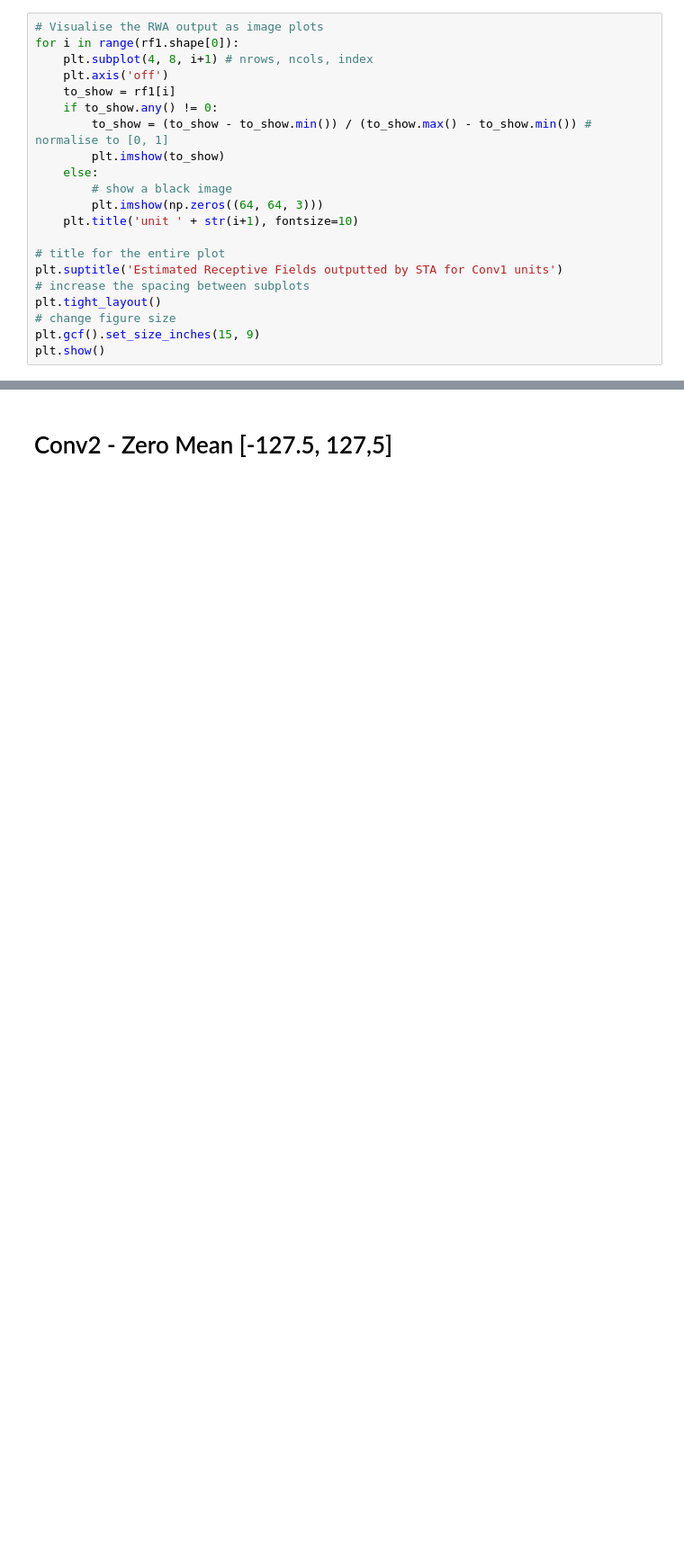
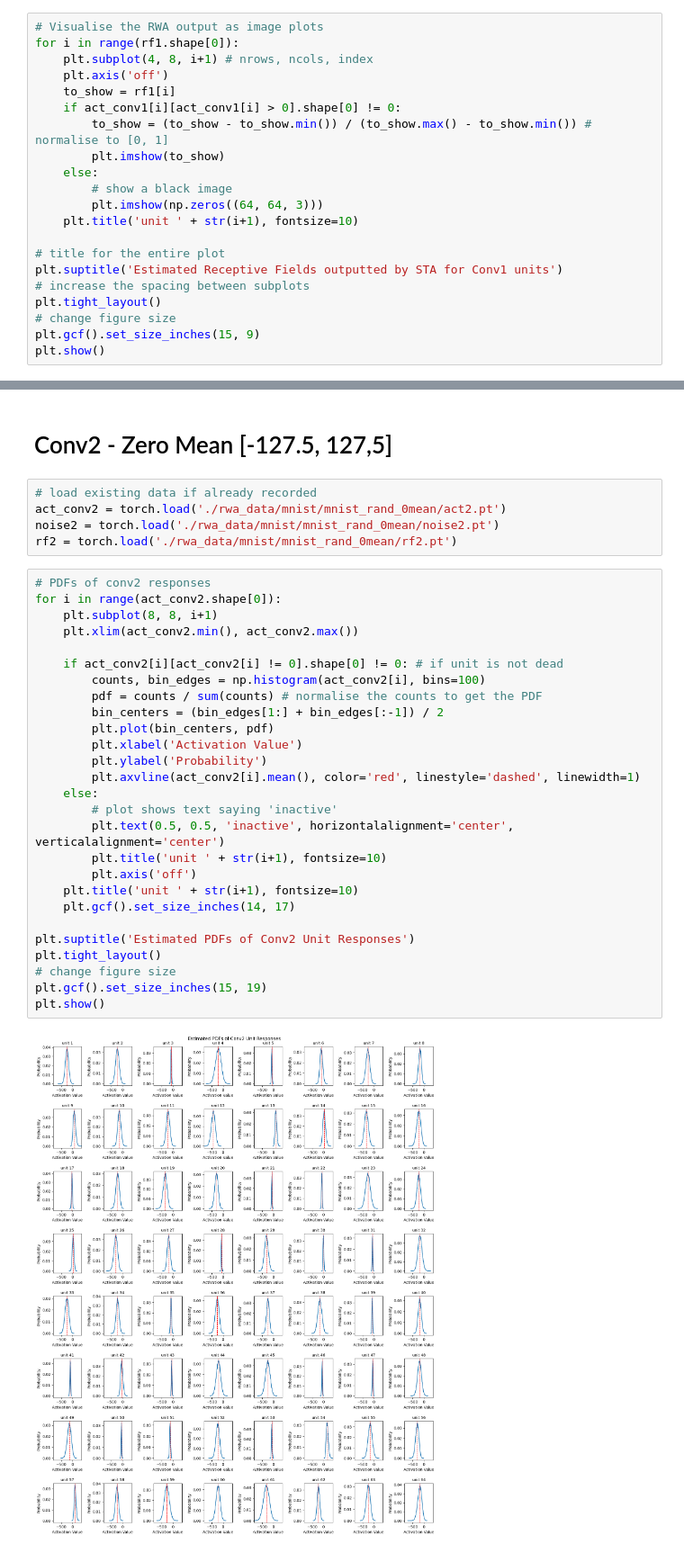
Before and after one commit to gurooria/ResponseWeightedAnalysis, a Jupyter notebook: MNIST_rf.ipynb, the cells around one changed output, grey strips where cells are left out. Shown at 90% size. Cells and saved outputs as stored; diff of their text form; blank space fills up the shorter version.

```diff
--- a/MNIST_rf.ipynb
+++ b/MNIST_rf.ipynb
@@ -223,7 +223,7 @@ for i in range(rf1.shape[0]):
     plt.subplot(4, 8, i+1) # nrows, ncols, index
     plt.axis('off')
     to_show = rf1[i]
-    if to_show.any() != 0:
+    if act_conv1[i][act_conv1[i] > 0].shape[0] != 0:
         to_show = (to_show - to_show.min()) / (to_show.max() - to_show.min()) # normalise to [0, 1]
         plt.imshow(to_show)
     else:
@@ -242,3 +242,37 @@ plt.show()
 [figure]
 # %% [markdown]
 # Conv2 - Zero Mean [-127.5, 127,5]
+# %%
+# load existing data if already recorded
+act_conv2 = torch.load('./rwa_data/mnist/mnist_rand_0mean/act2.pt')
+noise2 = torch.load('./rwa_data/mnist/mnist_rand_0mean/noise2.pt')
+rf2 = torch.load('./rwa_data/mnist/mnist_rand_0mean/rf2.pt')
+# %%
+# PDFs of conv2 responses
+for i in range(act_conv2.shape[0]):
+    plt.subplot(8, 8, i+1)
+    plt.xlim(act_conv2.min(), act_conv2.max())
+
+    if act_conv2[i][act_conv2[i] != 0].shape[0] != 0: # if unit is not dead
+        counts, bin_edges = np.histogram(act_conv2[i], bins=100)
+        pdf = counts / sum(counts) # normalise the counts to get the PDF
+        bin_centers = (bin_edges[1:] + bin_edges[:-1]) / 2
+        plt.plot(bin_centers, pdf)
+        plt.xlabel('Activation Value')
+        plt.ylabel('Probability')
+        plt.axvline(act_conv2[i].mean(), color='red', linestyle='dashed', linewidth=1)
+    else:
+        # plot shows text saying 'inactive'
+        plt.text(0.5, 0.5, 'inactive', horizontalalignment='center', verticalalignment='center')
+        plt.title('unit ' + str(i+1), fontsize=10)
+        plt.axis('off')
+    plt.title('unit ' + str(i+1), fontsize=10)
+    plt.gcf().set_size_inches(14, 17)
+
+plt.suptitle('Estimated PDFs of Conv2 Unit Responses')
+plt.tight_layout()
+# change figure size
+plt.gcf().set_size_inches(15, 19)
+plt.show()
+# %% [output]
+[figure, added]
```
Also changed, not shown: parts of 21 cells of this notebook, 1 other file.
